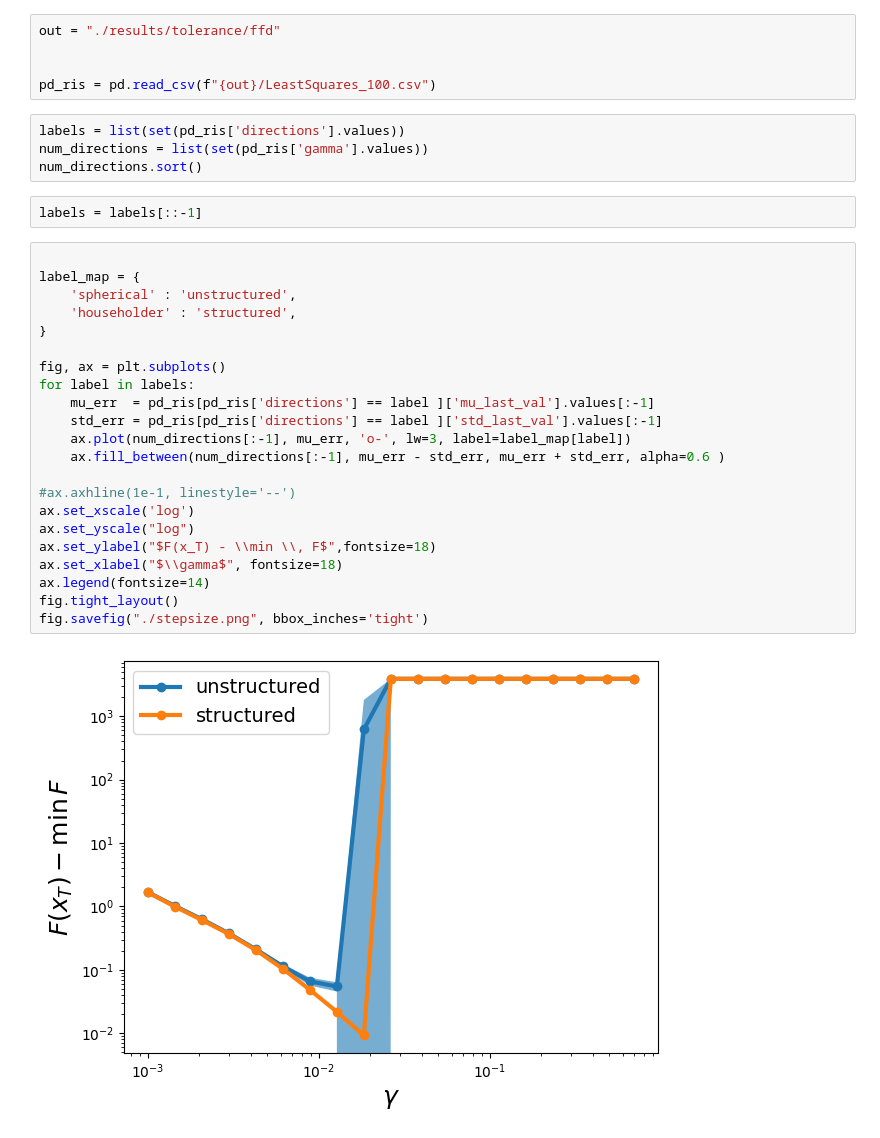
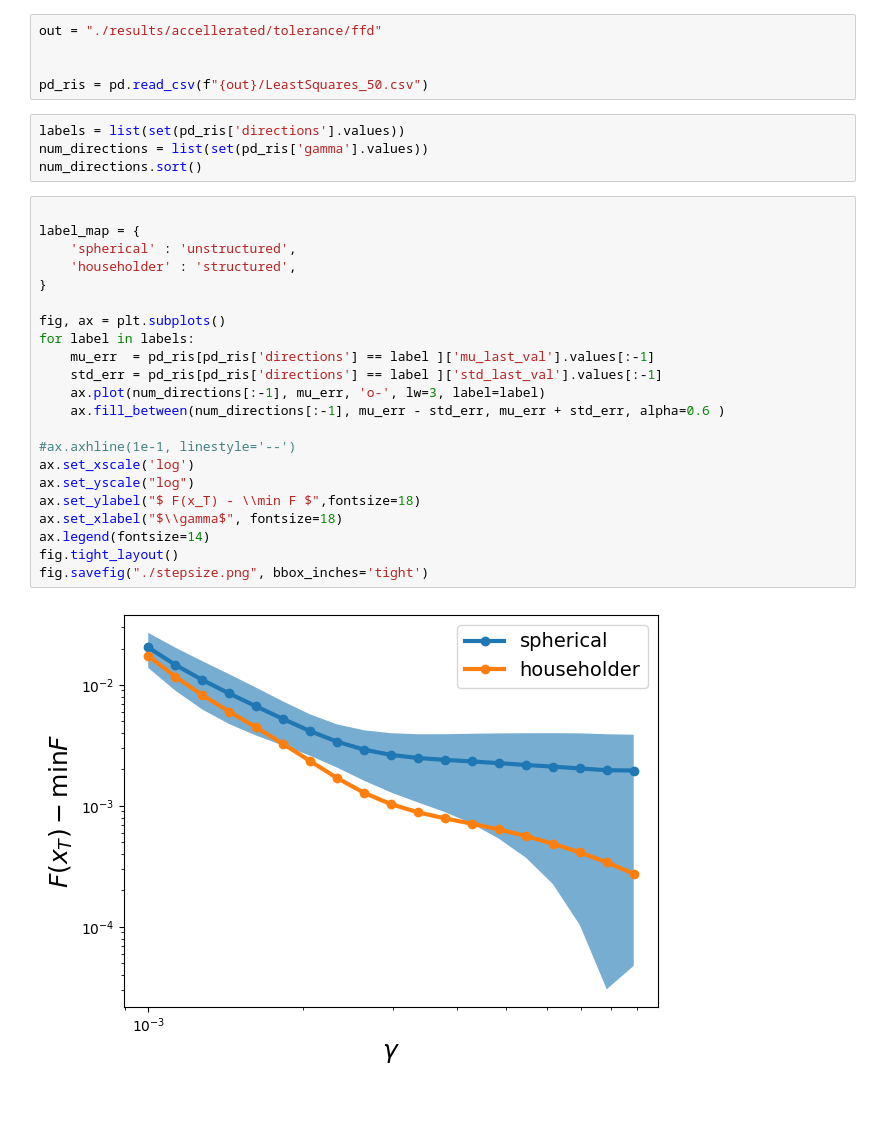
Before and after one commit to MarcoRando/fdopt, a Jupyter notebook: experiments/stepsize/Untitled.ipynb, the cells around one changed output. Drawn from its saved outputs; the diff is of its cells as text; blank space fills up the shorter version.

```diff
--- a/experiments/stepsize/Untitled.ipynb
+++ b/experiments/stepsize/Untitled.ipynb
@@ -4,37 +4,35 @@ import pandas as pd
 import numpy as np
 import matplotlib.pyplot as plt
 # %%
-out = "./results/tolerance/ffd"
+out = "./results/accellerated/tolerance/ffd"
 
 
-pd_ris = pd.read_csv(f"{out}/LeastSquares_100.csv")
+pd_ris = pd.read_csv(f"{out}/LeastSquares_50.csv")
 # %%
 labels = list(set(pd_ris['directions'].values))
 num_directions = list(set(pd_ris['gamma'].values))
 num_directions.sort()
-# %%
-labels = labels[::-1]
 # %%
 
 label_map = {
     'spherical' : 'unstructured',
     'householder' : 'structured',
 }
 
 fig, ax = plt.subplots()
 for label in labels:
     mu_err  = pd_ris[pd_ris['directions'] == label ]['mu_last_val'].values[:-1]
     std_err = pd_ris[pd_ris['directions'] == label ]['std_last_val'].values[:-1]
-    ax.plot(num_directions[:-1], mu_err, 'o-', lw=3, label=label_map[label])
+    ax.plot(num_directions[:-1], mu_err, 'o-', lw=3, label=label)
     ax.fill_between(num_directions[:-1], mu_err - std_err, mu_err + std_err, alpha=0.6 )
 
 #ax.axhline(1e-1, linestyle='--')
 ax.set_xscale('log')
 ax.set_yscale("log")
-ax.set_ylabel("$F(x_T) - \\min \\, F$",fontsize=18)
+ax.set_ylabel("$ F(x_T) - \\min F $",fontsize=18)
 ax.set_xlabel("$\\gamma$", fontsize=18)
 ax.legend(fontsize=14)
 fig.tight_layout()
 fig.savefig("./stepsize.png", bbox_inches='tight')
 # %% [output]
-[figure, old version]
+[figure, new version]
```
Also changed, not shown: parts of 9 cells of this notebook, 26 other files.
